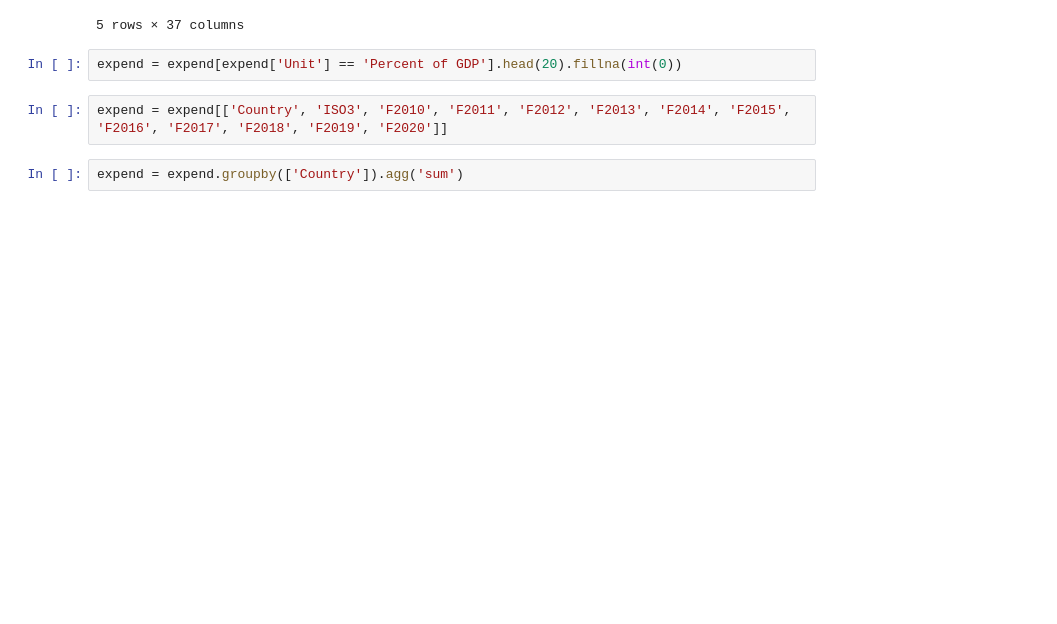
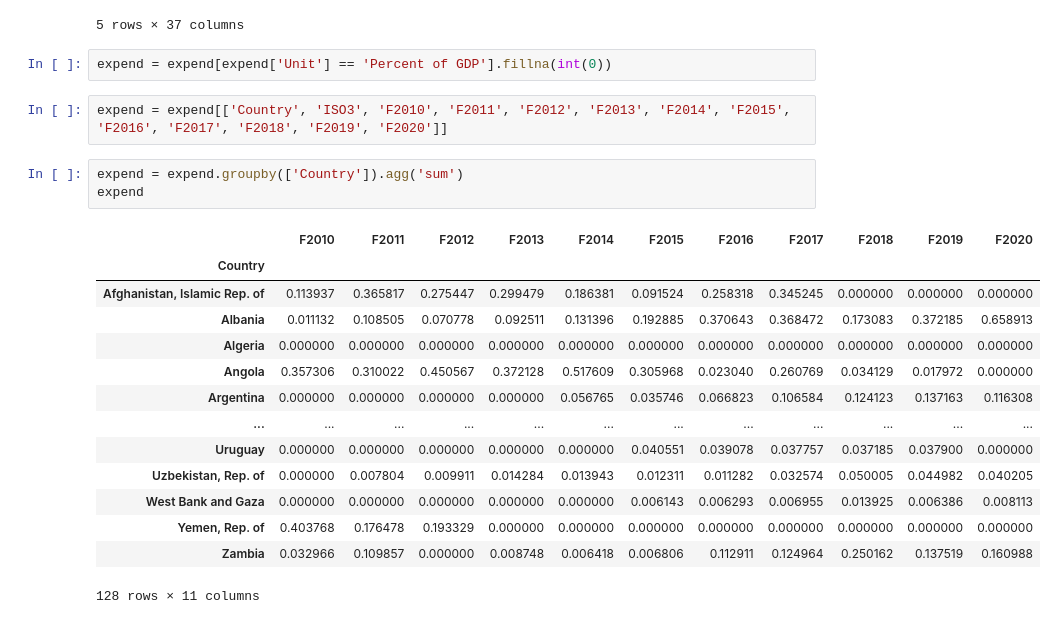
Before and after one commit to simonabors/worlddataviz, a Jupyter notebook: What_just_happened_viz.ipynb, the cells around one changed output. Saved outputs shown, nothing was run; the diff lists cells and outputs as text; blank space fills up the shorter version.

```diff
--- a/What_just_happened_viz.ipynb
+++ b/What_just_happened_viz.ipynb
@@ -99,8 +99,24 @@ expend.head()
 | 4 | 5 | Afghanistan, Islamic Rep. of | AF | AFG | Expenditure on environmental prot... | International Monetary Fund (IMF)... | GENO_G14 | Expenditure on Environmental Prot... | Government and Public Sector Fina... | ... |
 5 rows × 37 columns
 # %%
-expend = expend[expend['Unit'] == 'Percent of GDP'].head(20).fillna(int(0))
+expend = expend[expend['Unit'] == 'Percent of GDP'].fillna(int(0))
 # %%
 expend = expend[['Country', 'ISO3', 'F2010', 'F2011', 'F2012', 'F2013', 'F2014', 'F2015', 'F2016', 'F2017', 'F2018', 'F2019', 'F2020']]
 # %%
 expend = expend.groupby(['Country']).agg('sum')
+expend
+# %% [output]
+|  | F2010 | F2011 | F2012 | F2013 | F2014 | F2015 | F2016 | F2017 | F2018 | F2019 | F2020 |
+| Country |  |  |  |  |  |  |  |  |  |  |  |
+| Afghanistan, Islamic Rep. of | 0.113937 | 0.365817 | 0.275447 | 0.299479 | 0.186381 | 0.091524 | 0.258318 | 0.345245 | 0.000000 | 0.000000 | 0.000000 |
+| Albania | 0.011132 | 0.108505 | 0.070778 | 0.092511 | 0.131396 | 0.192885 | 0.370643 | 0.368472 | 0.173083 | 0.372185 | 0.658913 |
+| Algeria | 0.000000 | 0.000000 | 0.000000 | 0.000000 | 0.000000 | 0.000000 | 0.000000 | 0.000000 | 0.000000 | 0.000000 | 0.000000 |
+| Angola | 0.357306 | 0.310022 | 0.450567 | 0.372128 | 0.517609 | 0.305968 | 0.023040 | 0.260769 | 0.034129 | 0.017972 | 0.000000 |
+| Argentina | 0.000000 | 0.000000 | 0.000000 | 0.000000 | 0.056765 | 0.035746 | 0.066823 | 0.106584 | 0.124123 | 0.137163 | 0.116308 |
+| ... | ... | ... | ... | ... | ... | ... | ... | ... | ... | ... | ... |
+| Uruguay | 0.000000 | 0.000000 | 0.000000 | 0.000000 | 0.000000 | 0.040551 | 0.039078 | 0.037757 | 0.037185 | 0.037900 | 0.000000 |
+| Uzbekistan, Rep. of | 0.000000 | 0.007804 | 0.009911 | 0.014284 | 0.013943 | 0.012311 | 0.011282 | 0.032574 | 0.050005 | 0.044982 | 0.040205 |
+| West Bank and Gaza | 0.000000 | 0.000000 | 0.000000 | 0.000000 | 0.000000 | 0.006143 | 0.006293 | 0.006955 | 0.013925 | 0.006386 | 0.008113 |
+| Yemen, Rep. of | 0.403768 | 0.176478 | 0.193329 | 0.000000 | 0.000000 | 0.000000 | 0.000000 | 0.000000 | 0.000000 | 0.000000 | 0.000000 |
+| Zambia | 0.032966 | 0.109857 | 0.000000 | 0.008748 | 0.006418 | 0.006806 | 0.112911 | 0.124964 | 0.250162 | 0.137519 | 0.160988 |
+128 rows × 11 columns
```
Also changed, not shown: parts of 3 cells of this notebook.
